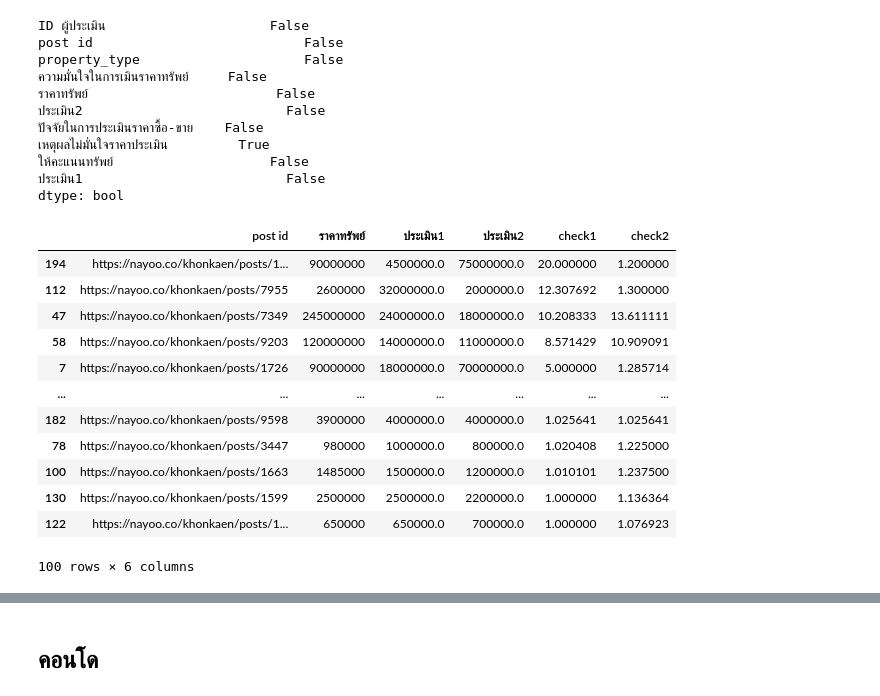
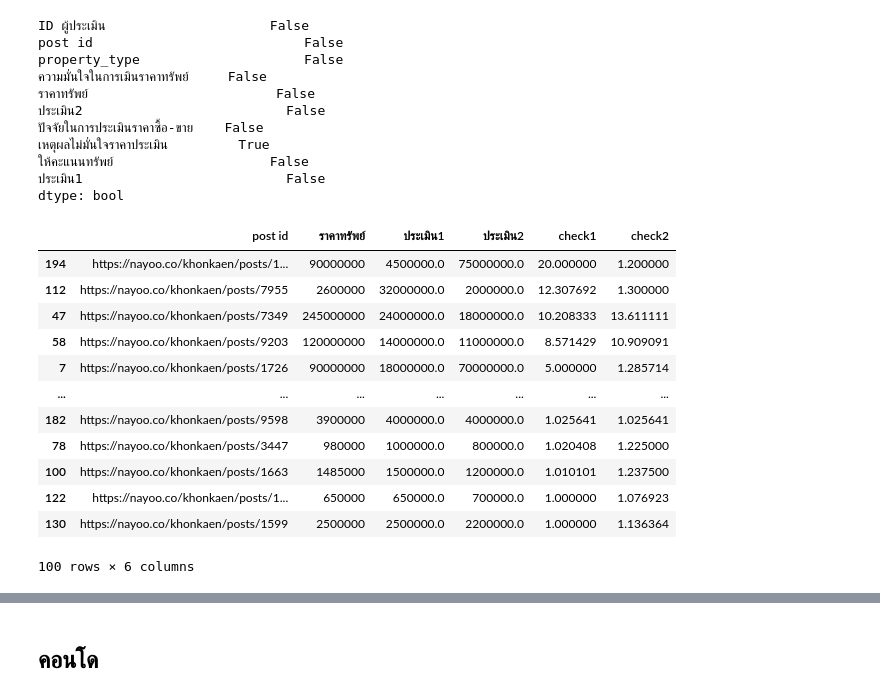
Before and after one commit to Pittawas6330210206/bsc_dpdm22, a Jupyter notebook: HW3.ipynb, the cells around one changed output, grey strips where cells are left out. Saved outputs shown, nothing was run; the diff lists cells and outputs as text; code cells hidden in the pictures.

```diff
--- a/HW3.ipynb
+++ b/HW3.ipynb
@@ -258,19 +274,19 @@ dtype: bool
 # %%
 L2_d['check1']=L2_d.apply(lambda x:check_v(x['ราคาทรัพย์'],x['ประเมิน1']),axis=1)
 L2_d['check2']=L2_d.apply(lambda x:check_v(x['ราคาทรัพย์'],x['ประเมิน2']),axis=1)
 land2 = L2_d[['post id','ราคาทรัพย์','ประเมิน1','ประเมิน2','check1','check2']]
-land2.sort_values(by=['check1','check2'],ascending=False)
+land2.sort_values(by=['check1'],ascending=False)
 # %% [output]
 |  | post id | ราคาทรัพย์ | ประเมิน1 | ประเมิน2 | check1 | check2 |
 | 194 | https://nayoo.co/khonkaen/posts/1... | 90000000 | 4500000.0 | 75000000.0 | 20.000000 | 1.200000 |
 | 112 | https://nayoo.co/khonkaen/posts/7955 | 2600000 | 32000000.0 | 2000000.0 | 12.307692 | 1.300000 |
 | 47 | https://nayoo.co/khonkaen/posts/7349 | 245000000 | 24000000.0 | 18000000.0 | 10.208333 | 13.611111 |
 | 58 | https://nayoo.co/khonkaen/posts/9203 | 120000000 | 14000000.0 | 11000000.0 | 8.571429 | 10.909091 |
 | 7 | https://nayoo.co/khonkaen/posts/1726 | 90000000 | 18000000.0 | 70000000.0 | 5.000000 | 1.285714 |
 | ... | ... | ... | ... | ... | ... | ... |
 | 182 | https://nayoo.co/khonkaen/posts/9598 | 3900000 | 4000000.0 | 4000000.0 | 1.025641 | 1.025641 |
 | 78 | https://nayoo.co/khonkaen/posts/3447 | 980000 | 1000000.0 | 800000.0 | 1.020408 | 1.225000 |
 | 100 | https://nayoo.co/khonkaen/posts/1663 | 1485000 | 1500000.0 | 1200000.0 | 1.010101 | 1.237500 |
+| 122 | https://nayoo.co/khonkaen/posts/1... | 650000 | 650000.0 | 700000.0 | 1.000000 | 1.076923 |
 | 130 | https://nayoo.co/khonkaen/posts/1599 | 2500000 | 2500000.0 | 2200000.0 | 1.000000 | 1.136364 |
-| 122 | https://nayoo.co/khonkaen/posts/1... | 650000 | 650000.0 | 700000.0 | 1.000000 | 1.076923 |
 100 rows × 6 columns
```
Also changed, not shown: parts of 12 cells of this notebook.
